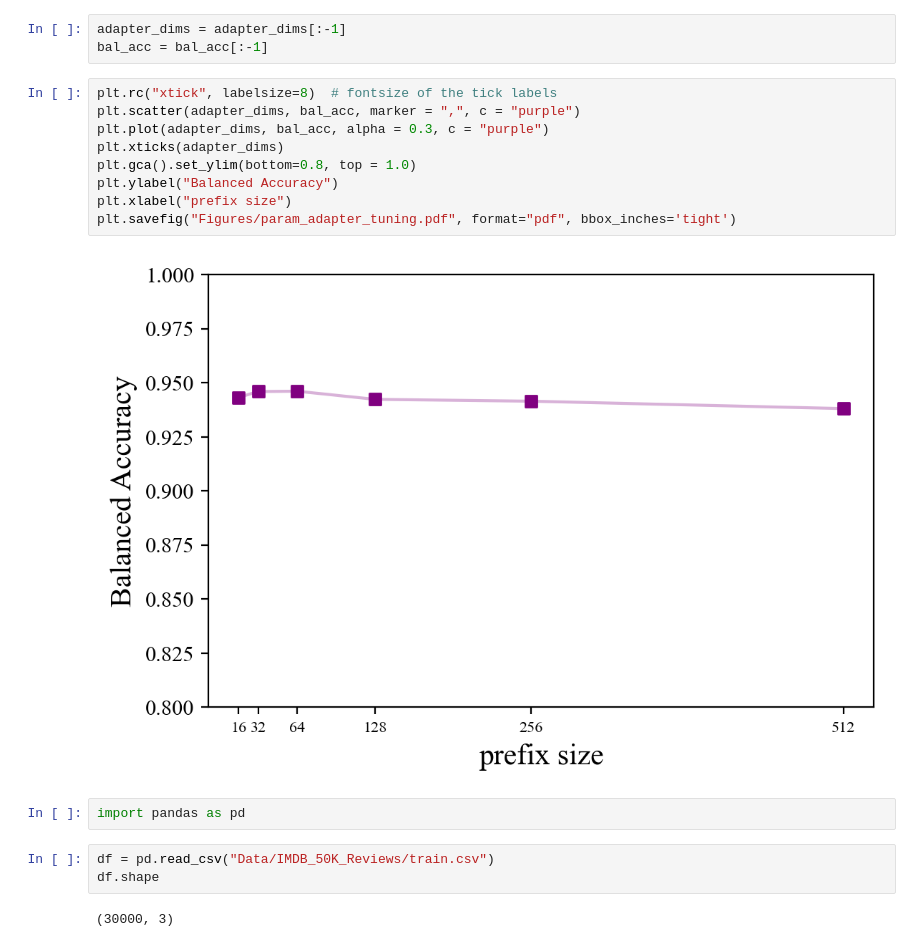
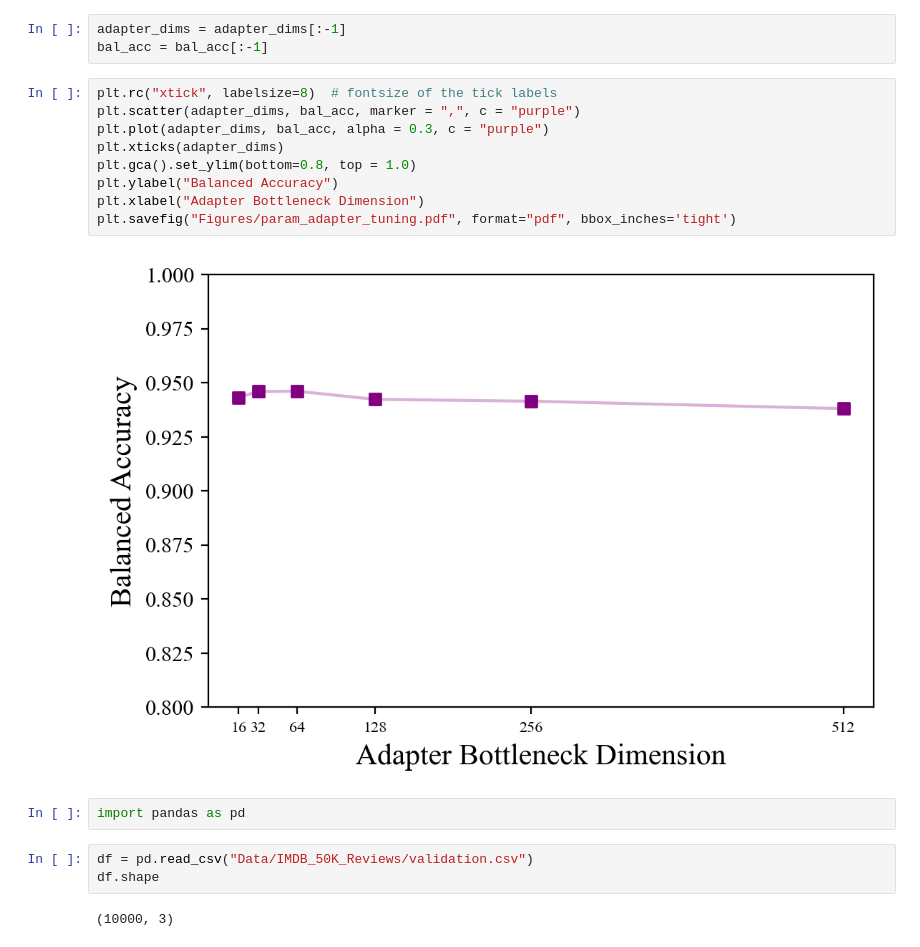
Before and after one commit to arnab-api/Lightweight_Finetuning, a Jupyter notebook: Analysis.ipynb, the cells around one changed output. Cells and saved outputs as stored; diff of their text form.

```diff
--- a/Analysis.ipynb
+++ b/Analysis.ipynb
@@ -110,18 +110,18 @@ bal_acc = bal_acc[:-1]
 # %%
 plt.rc("xtick", labelsize=8)  # fontsize of the tick labels
 plt.scatter(adapter_dims, bal_acc, marker = ",", c = "purple")
 plt.plot(adapter_dims, bal_acc, alpha = 0.3, c = "purple")
 plt.xticks(adapter_dims)
 plt.gca().set_ylim(bottom=0.8, top = 1.0)
 plt.ylabel("Balanced Accuracy")
-plt.xlabel("prefix size")
+plt.xlabel("Adapter Bottleneck Dimension")
 plt.savefig("Figures/param_adapter_tuning.pdf", format="pdf", bbox_inches='tight')
 # %% [output]
-[figure, old version]
+[figure, new version]
 # %%
 import pandas as pd
 # %%
-df = pd.read_csv("Data/IMDB_50K_Reviews/train.csv")
+df = pd.read_csv("Data/IMDB_50K_Reviews/validation.csv")
 df.shape
 # %% [output]
-(30000, 3)
+(10000, 3)
```
Also changed, not shown: parts of 6 cells of this notebook, 6 other files.
